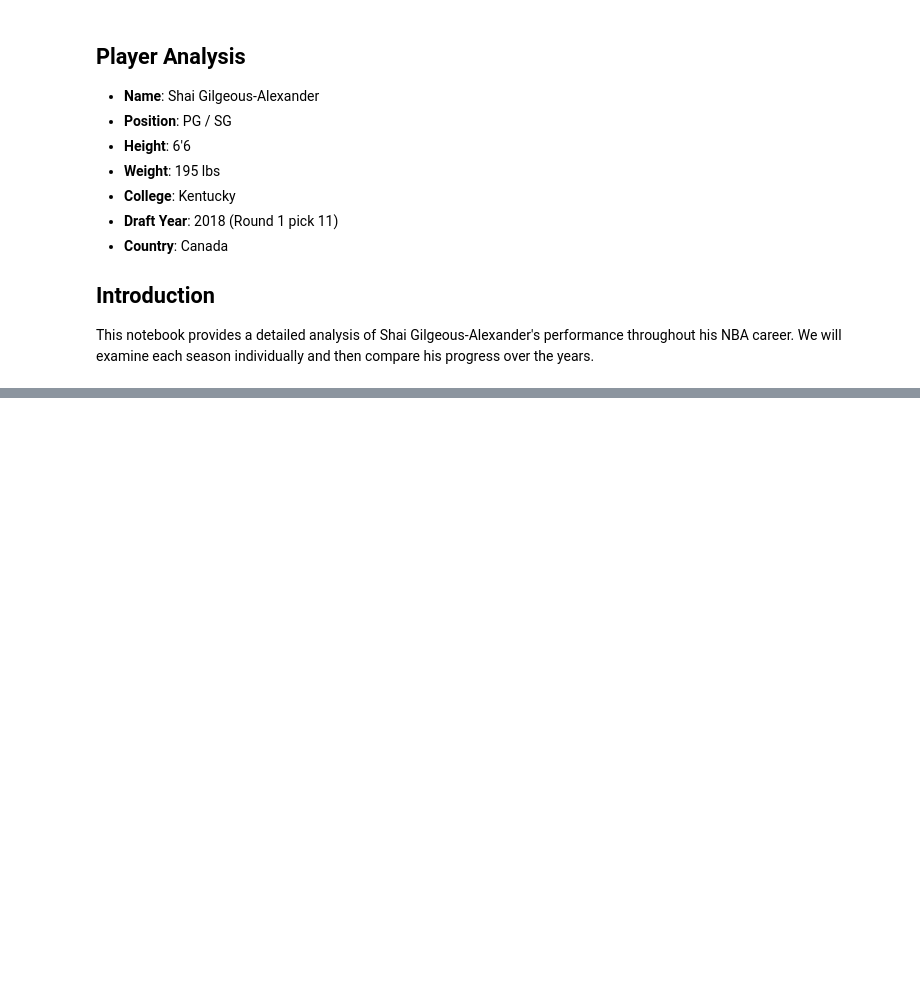
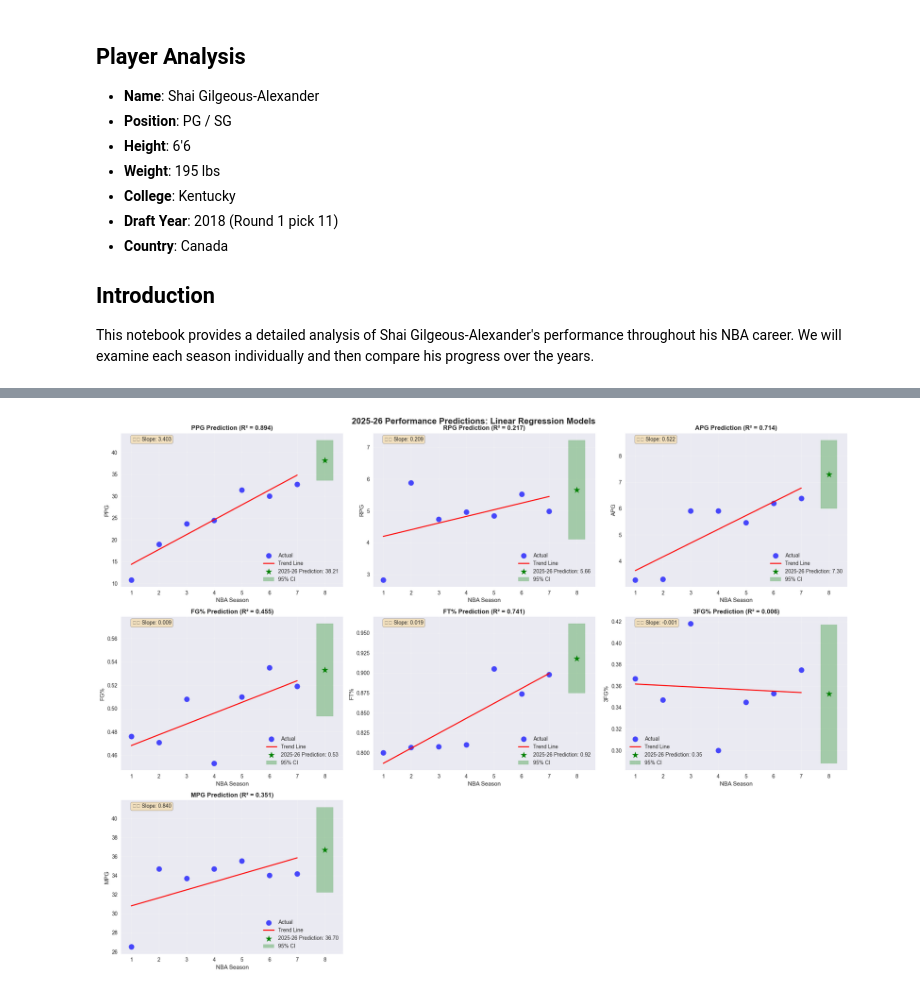
Before and after one commit to spon7ge/shai-gilgeous-alexander-Analysis, a Jupyter notebook: SGA.ipynb, the cells around one changed output, grey strips where cells are left out. Drawn from its saved outputs; the diff is of its cells as text; code cells hidden in the pictures; blank space fills up the shorter version.

```diff
--- a/SGA.ipynb
+++ b/SGA.ipynb
@@ -359,0 +595,90 @@ plt.show()
+# %%
+print(f"\n📈 SECTION 3: KEY STATISTICAL INSIGHTS")
+print("-" * 50)
+
+# Career averages and trends
+print("🏀 Career Averages:")
+career_avgs = df_career[['PPG', 'RPG', 'APG', 'FG%', 'FT%', '3FG%', 'MPG']].mean()
+for stat, avg in career_avgs.items():
+    print(f"   {stat}: {avg:.2f}")
+
+print(f"\n📊 Career Progression Analysis:")
+print(f"   • Scoring Growth: {df_career['PPG'].iloc[0]:.1f} → {df_career['PPG'].iloc[-1]:.1f} PPG ({((df_career['PPG'].iloc[-1]/df_career['PPG'].iloc[0])-1)*100:.1f}% increase)")
+print(f"   • Playmaking Growth: {df_career['APG'].iloc[0]:.1f} → {df_career['APG'].iloc[-1]:.1f} APG ({((df_career['APG'].iloc[-1]/df_career['APG'].iloc[0])-1)*100:.1f}% increase)")
+print(f"   • Rebounding Growth: {df_career['RPG'].iloc[0]:.1f} → {df_career['RPG'].iloc[-1]:.1f} RPG ({((df_career['RPG'].iloc[-1]/df_career['RPG'].iloc[0])-1)*100:.1f}% increase)")
+
+# Peak performance analysis
+peak_ppg_season = df_career.loc[df_career['PPG'].idxmax()]
+print(f"\n🏆 Peak Performances:")
+print(f"   • Best Scoring: {peak_ppg_season['PPG']:.1f} PPG in {peak_ppg_season['Season']}")
+print(f"   • Best Playmaking: {df_career['APG'].max():.1f} APG in {df_career.loc[df_career['APG'].idxmax(), 'Season']}")
+print(f"   • Best Shooting: {df_career['FG%'].max():.1%} FG% in {df_career.loc[df_career['FG%'].idxmax(), 'Season']}")
+
+# 4. LINEAR REGRESSION MODEL FOR 2025-26 PREDICTION
+print(f"\n🤖 SECTION 4: 2025-26 PERFORMANCE PREDICTION")
+print("-" * 50)
+
+# Prepare data for regression
+X = df_career['NBA_Year'].values.reshape(-1, 1)
+metrics_to_predict = ['PPG', 'RPG', 'APG', 'FG%', 'FT%', '3FG%', 'MPG']
+
+predictions_2026 = {}
+model_performance = {}
+
+fig, axes = plt.subplots(3, 3, figsize=(20, 15))
+fig.suptitle('2025-26 Performance Predictions: Linear Regression Models', fontsize=16, fontweight='bold')
+
+for i, metric in enumerate(metrics_to_predict):
+    row = i // 3
+    col = i % 3
+    ax = axes[row, col]
+
+    y = df_career[metric].values
+
+    # Fit linear regression
+    model = LinearRegression()
+    model.fit(X, y)
+
+    # Make prediction for 2025-26 (Year 8)
+    next_year = np.array([[8]])  # 8th NBA season
+    prediction = model.predict(next_year)[0]
+    predictions_2026[metric] = prediction
+
+    # Calculate model performance
+    y_pred = model.predict(X)
+    r2 = r2_score(y, y_pred)
+    rmse = np.sqrt(mean_squared_error(y, y_pred))
+    model_performance[metric] = {'R²': r2, 'RMSE': rmse}
+
+    # Visualization
+    ax.scatter(X, y, color='blue', s=100, alpha=0.7, label='Actual')
+    ax.plot(X, y_pred, color='red', linewidth=2, label='Trend Line')
+    ax.scatter(8, prediction, color='green', s=150, marker='*', label=f'2025-26 Prediction: {prediction:.2f}')
+
+    # Confidence interval (simple approach)
+    residuals = y - y_pred
+    std_residual = np.std(residuals)
+    ax.fill_between([8-0.3, 8+0.3], [prediction-1.96*std_residual]*2, [prediction+1.96*std_residual]*2,
+                   alpha=0.3, color='green', label='95% CI')
+
+    ax.set_title(f'{metric} Prediction (R² = {r2:.3f})', fontweight='bold')
+    ax.set_xlabel('NBA Season')
+    ax.set_ylabel(metric)
+    ax.legend()
+    ax.grid(True, alpha=0.3)
+
+    # Add trend information
+    slope = model.coef_[0]
+    trend_direction = "↗️" if slope > 0 else "↘️" if slope < 0 else "→"
+    ax.text(0.05, 0.95, f'{trend_direction} Slope: {slope:.3f}', transform=ax.transAxes,
+           bbox=dict(boxstyle='round', facecolor='wheat', alpha=0.8))
+
+# Remove empty subplots
+for i in range(len(metrics_to_predict), 9):
+    row = i // 3
+    col = i % 3
+    axes[row, col].remove()
+
+plt.tight_layout()
+plt.show()
+# %% [output]
@@ -359,0 +702 @@ plt.show()
+[figure, added]
```
Also changed, not shown: parts of 25 cells of this notebook, 1 other file.
